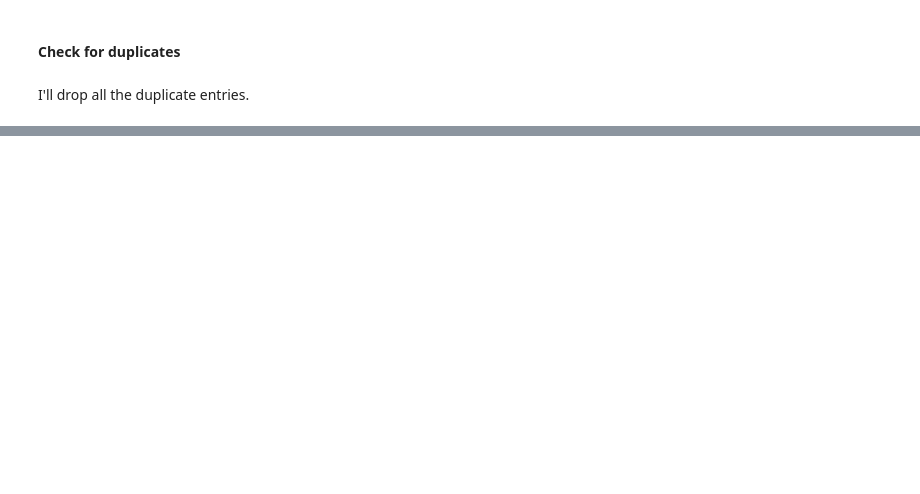
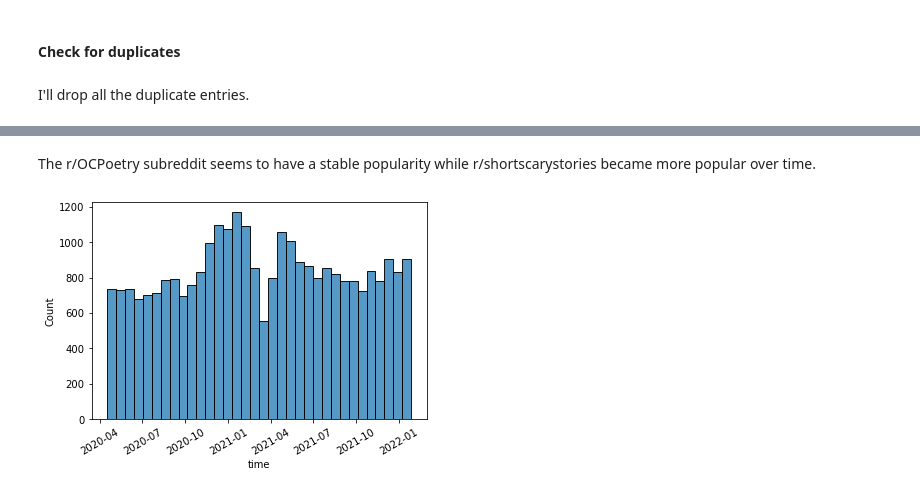
Before and after one commit to stevenlw-porpoise/Reddit-NLP-Classifier, a Jupyter notebook: EDA.ipynb, the cells around one changed output, grey strips where cells are left out. Drawn from its saved outputs; the diff is of its cells as text; code cells hidden in the pictures; blank space fills up the shorter version.

```diff
--- a/EDA.ipynb
+++ b/EDA.ipynb
@@ -298,3 +280,0 @@ df.query('text_words == 15')
-# %%
-# Short posts are often just a link since we are interested in NLP we will drop them
-df.query('text_words > 8', inplace = True)
@@ -301,3 +319,5 @@ df.query('text_words > 8', inplace = True)
+# %%
+df.query('word_count >= 6', inplace = True)
 # %% [markdown]
 #### Check for duplicates
 # %% [markdown]
@@ -310,0 +333,2 @@ df.drop_duplicates(subset = ['text', 'title', 'subreddit'], inplace=True)
+# %%
+df['title_text'] = df['title'] + df['text']
@@ -310,0 +437,5 @@ df.drop_duplicates(subset = ['text', 'title', 'subreddit'], inplace=True)
+# %%
+df.reset_index(inplace = True)
+df_nlp = df.join(df_pos)
+df_nlp = df_nlp.join(df_sentiments)
+df_nlp.shape
@@ -316,0 +517,8 @@ Name: subreddit, dtype: int64
+# %% [markdown]
+The r/OCPoetry subreddit seems to have a stable popularity while r/shortscarystories became more popular over time.
+# %%
+sns.histplot(x = 'time', data = df.query('subreddit == "OCPoetry"'))
+plt.xticks(rotation = 30)
+plt.show()
+# %% [output]
+[figure, added]
```
Also changed, not shown: parts of 107 cells of this notebook.
